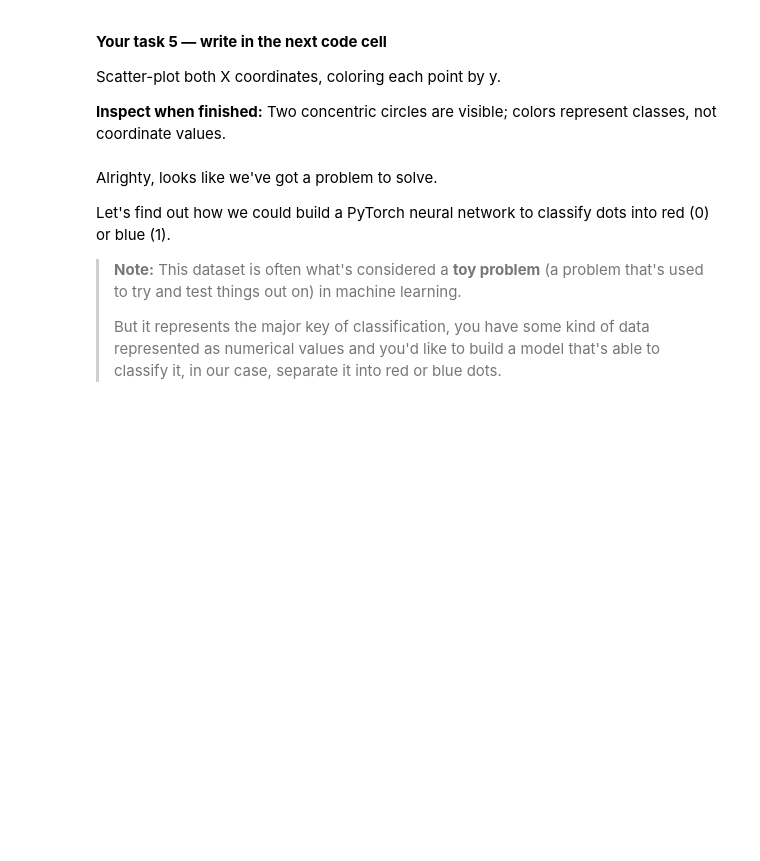
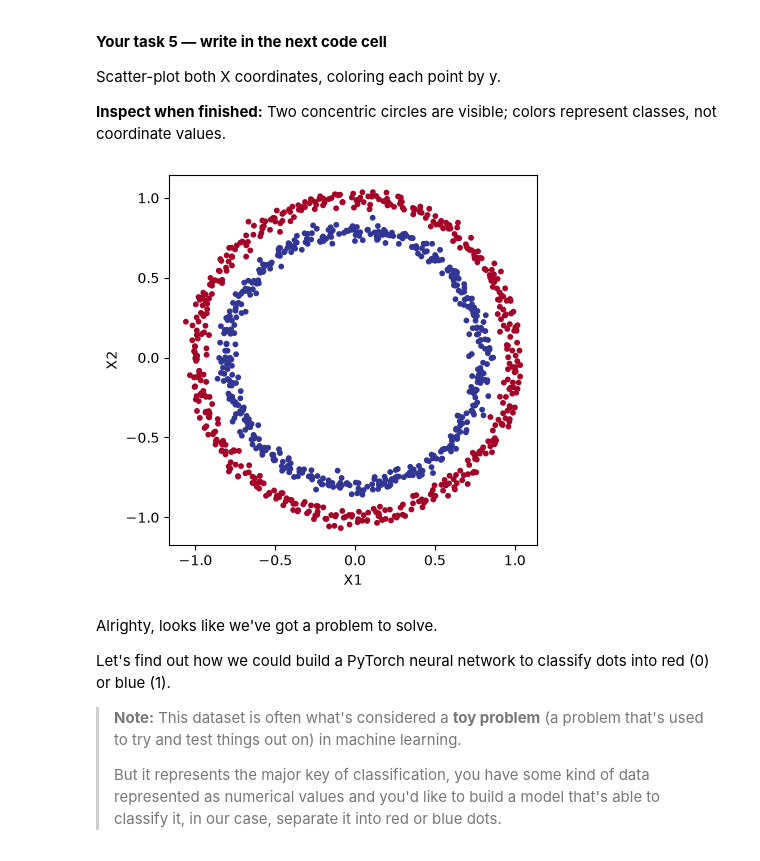
Before and after one commit to GyDeen/PyTorch-DeepLearning, a Jupyter notebook: 02_pytorch_classification.ipynb, the cells around one changed output. Cells and saved outputs as stored; diff of their text form; code cells hidden in the pictures; blank space fills up the shorter version.

```diff
--- a/02_pytorch_classification.ipynb
+++ b/02_pytorch_classification.ipynb
@@ -154,3 +154,14 @@ X, y = make_circles(n_samples=100, noise=0.03, random_state=42)
 Use sklearn.datasets.make_circles to create X and y for 1000 samples, noise 0.03, and random_state 42.
 
 **Inspect when finished:** X has shape $(1000,2)$ and y has shape $(1000,)$.
+# %%
+import matplotlib.pyplot as plt
+import numpy as np
+import pandas as pd
+import sklearn
+import torch
+import torch.nn as nn
+from sklearn.datasets import make_circles
+
+x, y = make_circles(n_samples=1000, noise=0.03, random_state=42)
+x[:5], y[:5]
@@ -226,6 +263,14 @@ plt.scatter([0, 1], [1, 3], color="blue", label="examples")
 Scatter-plot both X coordinates, coloring each point by y.
 
 **Inspect when finished:** Two concentric circles are visible; colors represent classes, not coordinate values.
+# %%
+plt.scatter(x[:, 0], x[:, 1], c=y, cmap="RdYlBu", s=10)
+plt.gca().set_aspect("equal")
+plt.xlabel("X1")
+plt.ylabel("X2")
+plt.show()
+# %% [output]
+[figure, added]
 # %% [markdown]
 Alrighty, looks like we've got a problem to solve.
 
```
Also changed, not shown: parts of 14 cells of this notebook.
